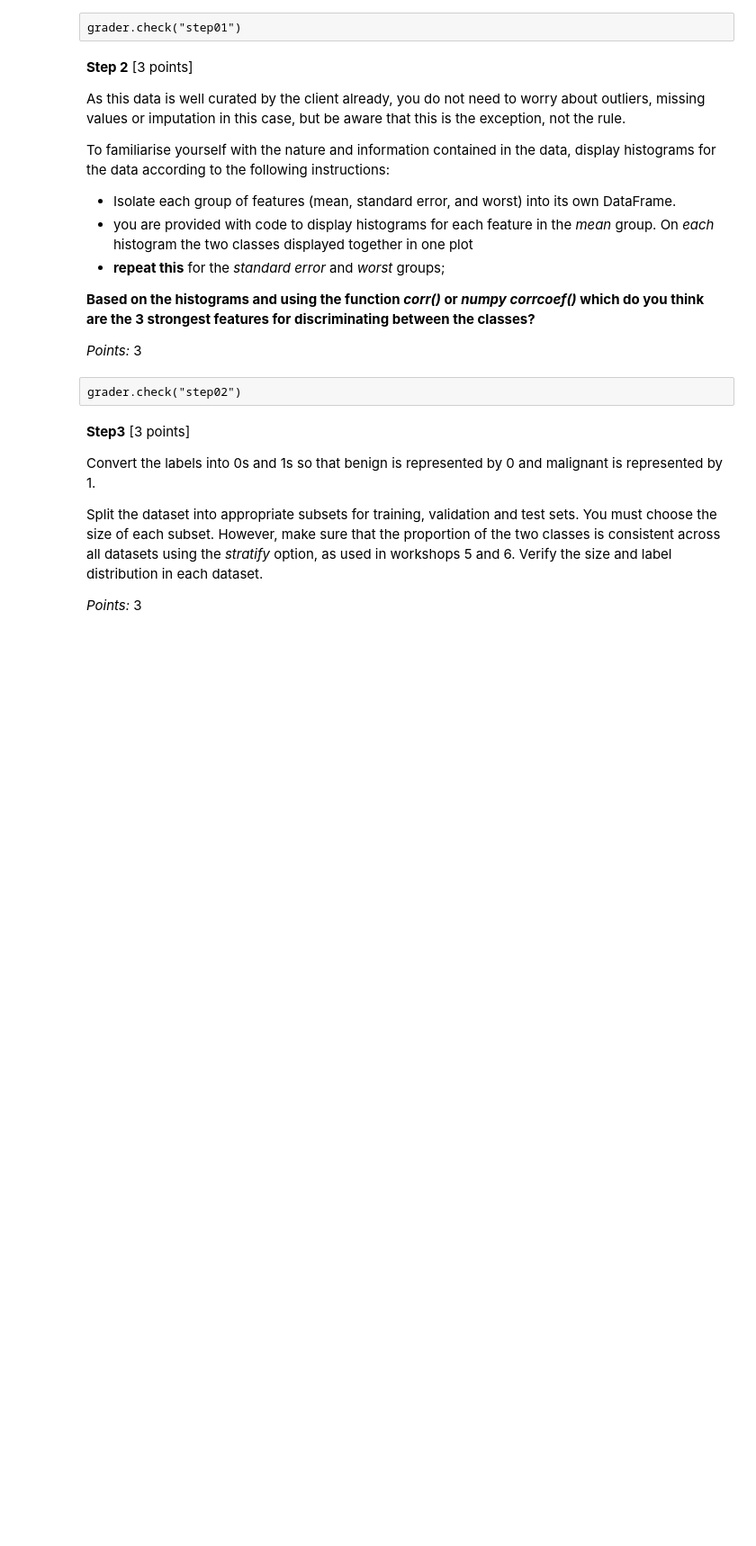
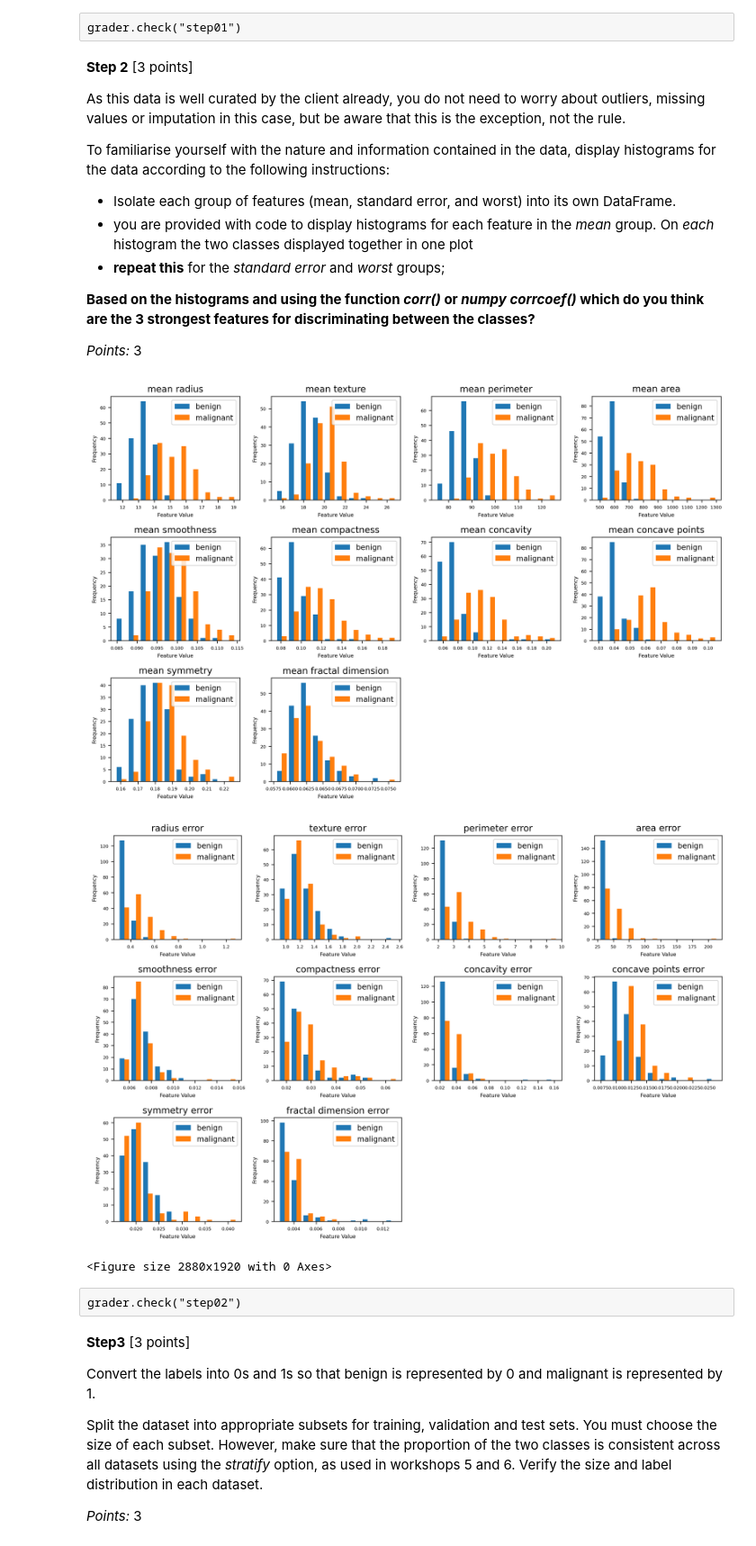
Before and after one commit to malshthunga/portfolio, a Jupyter notebook: Breast Cancer Detection ML/UMLT_A2_2024.ipynb, the cells around one changed output. Shown: that part at 90% size. Saved outputs shown, nothing was run; the diff lists cells and outputs as text; code cells hidden in the pictures; blank space fills up the shorter version.

```diff
--- a/Breast Cancer Detection ML/UMLT_A2_2024.ipynb
+++ b/Breast Cancer Detection ML/UMLT_A2_2024.ipynb
@@ -74,9 +74,16 @@ Load the dataset Do this from the csv file, `assignment2.csv`. Extract the featu
 
 _Points:_ 1
 # %%
-data = ...
+#import the dataset
+data = pd.read_csv("assignment2.csv")
 
-feature_names = ...
+X = data.iloc[:,1:] #all rows, all columns except the first features
+y = data.iloc[:,0] #all rows, first column (labels)
+
+#extract feature names except the label column
+feature_names = data.columns[1:].tolist()
+#[1:] => skips the first column which is a label leaving the actual features
+#.tolist() => converts the index object into a regular list
 
 # The following code is used by the autograder
 # make sure your variable that contains the answer from this step is the one assigned to step1_1data
@@ -99,33 +182,75 @@ To familiarise yourself with the nature and information contained in the data, d
 
 _Points:_ 3
 # %%
+
 # Separate the mean, standard error, and worst groups into separate dataframes
-mean_group = ...
-error_group = ...
-worst_group = ...
+mean_group = data.filter(like ="mean")
+error_group =data.filter(like="error") #standard error
+worst_group = data.filter(like="_worst")
 
 #  You can comment out the plotting code before uploading it to gradescope for faster evaluation
 class_labels = ['benign', 'malignant']
 fig = plt.figure(figsize=(12, 8))
 
 # Plot the histograms for each feature in the mean group with both classes displayed together
-for i, feature in enumerate(mean_group.columns):
+for i, feature in enumerate(mean_group.columns[:12]):
     plt.subplot(3, 4, i+1)
-    plt.hist([mean_group[feature][data['label'] == 'benign'], mean_group[feature]
-             [data['label'] == 'malignant']], label=class_labels)
+    plt.hist([mean_group[feature][data['label'] == 'benign'],
+              mean_group[feature][data['label'] == 'malignant']],
+              label=class_labels)
+    plt.xlabel("Feature Value")
+    plt.ylabel("Frequency")
+    plt.legend()
+    plt.title(feature)
+plt.tight_layout()
+plt.show()
+
+#standard error features
+fig = plt.figure(figsize=(12,8))
+for i, feature in enumerate(error_group.columns[:12]):
+    plt.subplot(3, 4, i+1)
+    plt.hist([error_group[feature][data['label'] == 'benign'],
+              error_group[feature][data['label'] == 'malignant']],
+              label=class_labels)
     plt.xlabel("Feature Value")
     plt.ylabel("Frequency")
     plt.legend()
     plt.title(feature)
 
 plt.tight_layout()
 plt.show()
 
-# ranked_features = ["Feature1 name", "Feature2 name", "Feature3 name"]
-ranked_features = ...
+#worst group features
+fig = plt.figure(figsize=(12, 8))
+for i, feature in enumerate(worst_group.columns[:12]):
+    plt.subplot(3, 4, i+1)
+    plt.hist([worst_group[feature][data['label'] == 'benign'],
+              worst_group[feature][data['label'] == 'malignant']],
+             label=class_labels)
+    plt.xlabel("Feature Value")
+    plt.ylabel("Frequency")
+    plt.legend()
+    plt.title(feature)
+plt.tight_layout()
+plt.show()
 
+#convert the label to numeric : bengin = 0,malignant = 1
+data['label_num'] = data['label'].map({'benign':0, 'malignant':1})
+
+#combine all features into one dataframe excluding label column
+all_features = data.drop(columns=["label", "label_num"])
+
+#calculate correlation of features with label to make sure label is numeric
+correlations = all_features.corrwith(data['label_num']).abs()
+
+#ranked features = ["feature1 name", "feature2 name", "feature3 name"]
+ranked_features = correlations.sort_values(ascending=False).head(3).index.tolist()
 # The following code is used by the autograder
 step2_data = ranked_features
+# %% [output]
+[figure, added]
+[figure, added]
+<Figure size 2880x1920 with 0 Axes>
 # %% [raw]
 grader.check("step02")
 # %% [markdown]
```
Also changed, not shown: parts of 31 cells of this notebook, 1 other file.
